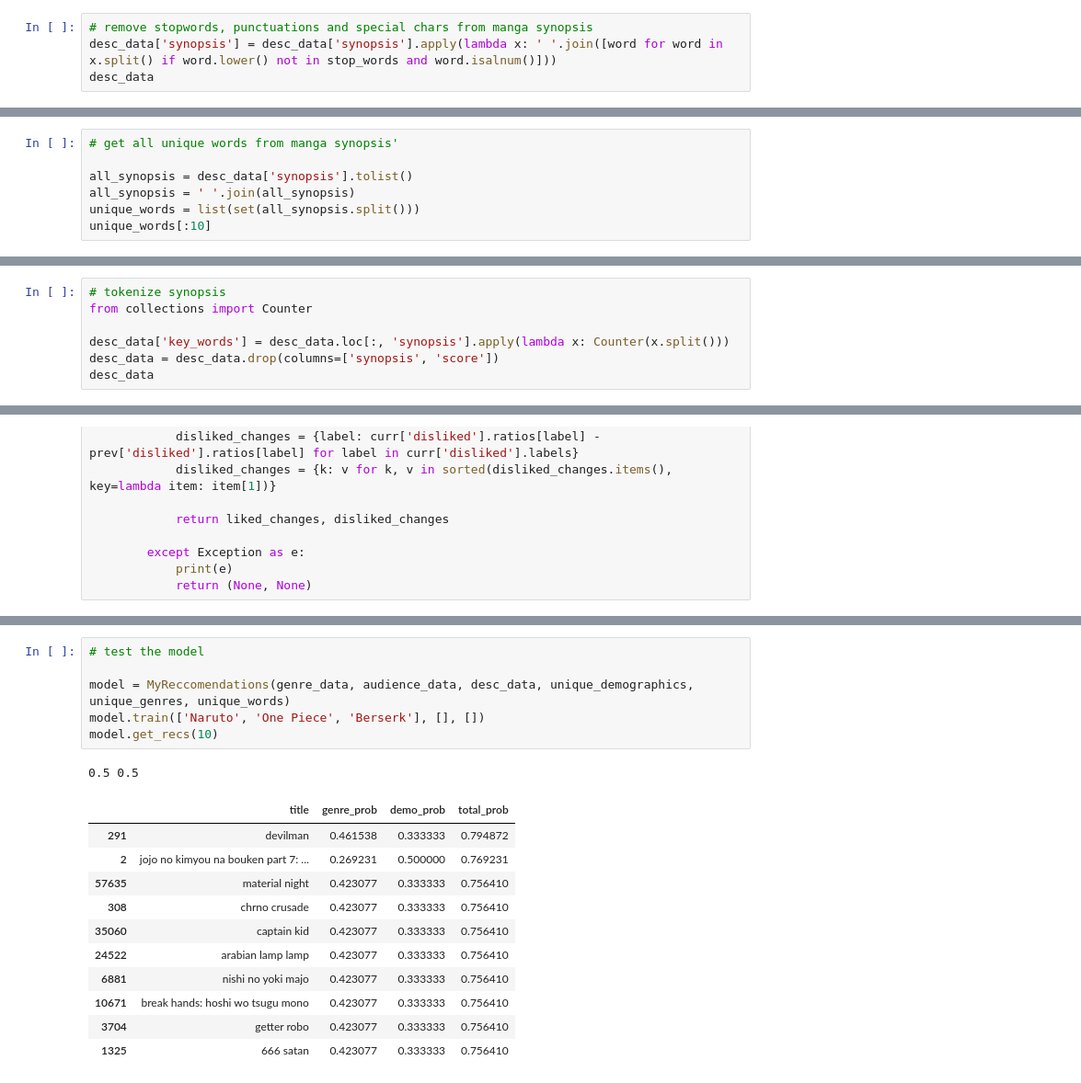
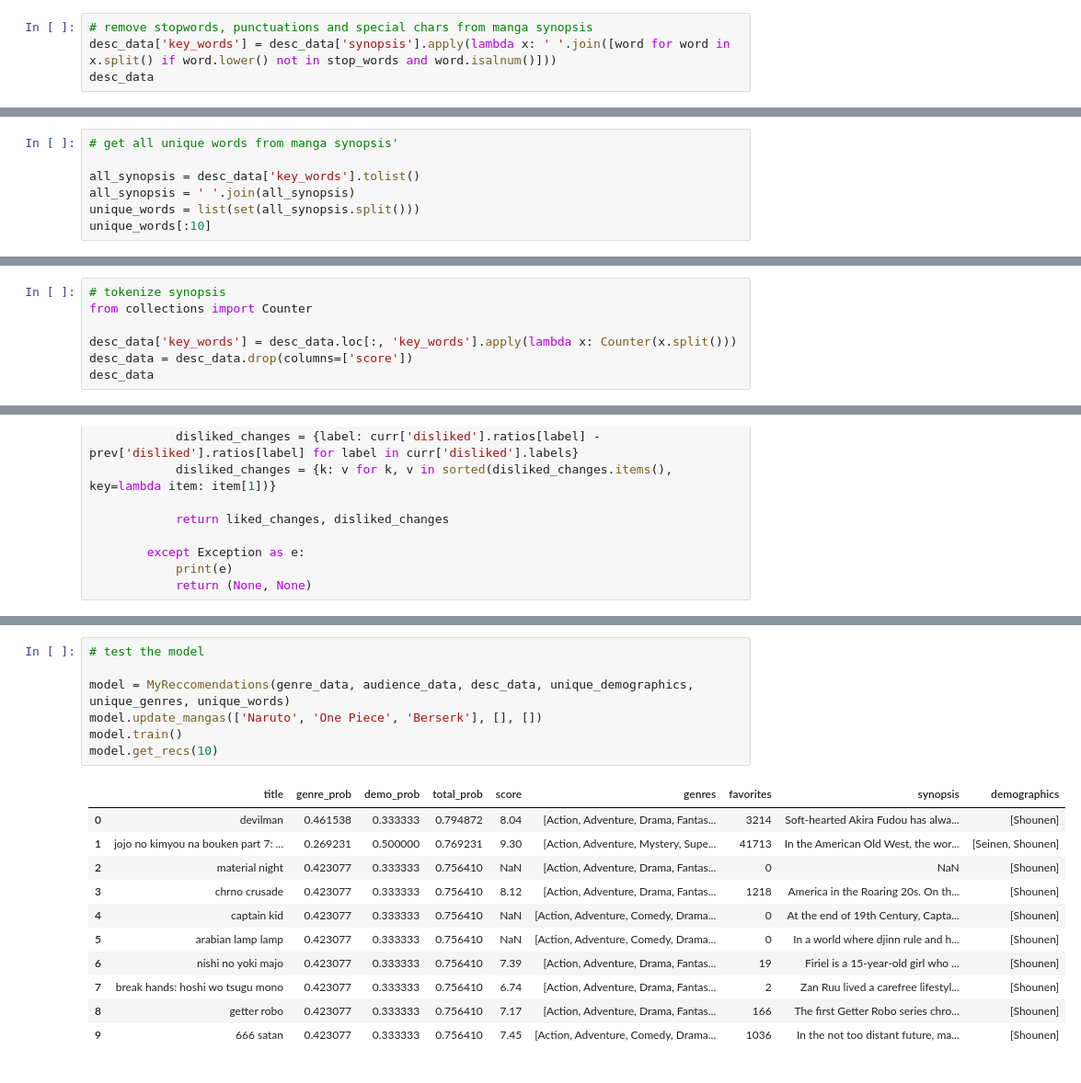
Before and after one commit to GlassesNoGlasses/PythonProjects, a Jupyter notebook: Weeb-Recommendations/manga_rec.ipynb, the cells around one changed output, grey strips where cells are left out. Shown at 92% size. Drawn from its saved outputs; the diff is of its cells as text.

```diff
--- a/Weeb-Recommendations/manga_rec.ipynb
+++ b/Weeb-Recommendations/manga_rec.ipynb
@@ -348,6 +348,6 @@ desc_data
 43026 rows × 3 columns
 # %%
 # remove stopwords, punctuations and special chars from manga synopsis
-desc_data['synopsis'] = desc_data['synopsis'].apply(lambda x: ' '.join([word for word in x.split() if word.lower() not in stop_words and word.isalnum()]))
+desc_data['key_words'] = desc_data['synopsis'].apply(lambda x: ' '.join([word for word in x.split() if word.lower() not in stop_words and word.isalnum()]))
 desc_data
 # %% [output]
@@ -367,7 +367,7 @@ desc_data
 # %%
 # get all unique words from manga synopsis'
 
-all_synopsis = desc_data['synopsis'].tolist()
+all_synopsis = desc_data['key_words'].tolist()
 all_synopsis = ' '.join(all_synopsis)
 unique_words = list(set(all_synopsis.split()))
 unique_words[:10]
@@ -413,7 +413,7 @@ promotes -> 17873 -> promotes
 # tokenize synopsis
 from collections import Counter
 
-desc_data['key_words'] = desc_data.loc[:, 'synopsis'].apply(lambda x: Counter(x.split()))
-desc_data = desc_data.drop(columns=['synopsis', 'score'])
+desc_data['key_words'] = desc_data.loc[:, 'key_words'].apply(lambda x: Counter(x.split()))
+desc_data = desc_data.drop(columns=['score'])
 desc_data
 # %% [output]
@@ -713,21 +767,21 @@ class MyReccomendations():
 # %%
 # test the model
 
 model = MyReccomendations(genre_data, audience_data, desc_data, unique_demographics, unique_genres, unique_words)
-model.train(['Naruto', 'One Piece', 'Berserk'], [], [])
+model.update_mangas(['Naruto', 'One Piece', 'Berserk'], [], [])
+model.train()
 model.get_recs(10)
 # %% [output]
-0.5 0.5
-|  | title | genre_prob | demo_prob | total_prob |
-| 291 | devilman | 0.461538 | 0.333333 | 0.794872 |
-| 2 | jojo no kimyou na bouken part 7: ... | 0.269231 | 0.500000 | 0.769231 |
-| 57635 | material night | 0.423077 | 0.333333 | 0.756410 |
-| 308 | chrno crusade | 0.423077 | 0.333333 | 0.756410 |
-| 35060 | captain kid | 0.423077 | 0.333333 | 0.756410 |
-| 24522 | arabian lamp lamp | 0.423077 | 0.333333 | 0.756410 |
-| 6881 | nishi no yoki majo | 0.423077 | 0.333333 | 0.756410 |
-| 10671 | break hands: hoshi wo tsugu mono | 0.423077 | 0.333333 | 0.756410 |
-| 3704 | getter robo | 0.423077 | 0.333333 | 0.756410 |
-| 1325 | 666 satan | 0.423077 | 0.333333 | 0.756410 |
+|  | title | genre_prob | demo_prob | total_prob | score | genres | favorites | synopsis | demographics |
+| 0 | devilman | 0.461538 | 0.333333 | 0.794872 | 8.04 | [Action, Adventure, Drama, Fantas... | 3214 | Soft-hearted Akira Fudou has alwa... | [Shounen] |
+| 1 | jojo no kimyou na bouken part 7: ... | 0.269231 | 0.500000 | 0.769231 | 9.30 | [Action, Adventure, Mystery, Supe... | 41713 | In the American Old West, the wor... | [Seinen, Shounen] |
+| 2 | material night | 0.423077 | 0.333333 | 0.756410 | NaN | [Action, Adventure, Drama, Fantas... | 0 | NaN | [Shounen] |
+| 3 | chrno crusade | 0.423077 | 0.333333 | 0.756410 | 8.12 | [Action, Adventure, Drama, Fantas... | 1218 | America in the Roaring 20s. On th... | [Shounen] |
+| 4 | captain kid | 0.423077 | 0.333333 | 0.756410 | NaN | [Action, Adventure, Comedy, Drama... | 0 | At the end of 19th Century, Capta... | [Shounen] |
+| 5 | arabian lamp lamp | 0.423077 | 0.333333 | 0.756410 | NaN | [Action, Adventure, Comedy, Drama... | 0 | In a world where djinn rule and h... | [Shounen] |
+| 6 | nishi no yoki majo | 0.423077 | 0.333333 | 0.756410 | 7.39 | [Action, Adventure, Drama, Fantas... | 19 | Firiel is a 15-year-old girl who ... | [Shounen] |
+| 7 | break hands: hoshi wo tsugu mono | 0.423077 | 0.333333 | 0.756410 | 6.74 | [Action, Adventure, Drama, Fantas... | 2 | Zan Ruu lived a carefree lifestyl... | [Shounen] |
+| 8 | getter robo | 0.423077 | 0.333333 | 0.756410 | 7.17 | [Action, Adventure, Drama, Fantas... | 166 | The first Getter Robo series chro... | [Shounen] |
+| 9 | 666 satan | 0.423077 | 0.333333 | 0.756410 | 7.45 | [Action, Adventure, Comedy, Drama... | 1036 | In the not too distant future, ma... | [Shounen] |
 # %%
 # see model weights & biases
```
Also changed, not shown: parts of 12 cells of this notebook, 1 other file.
